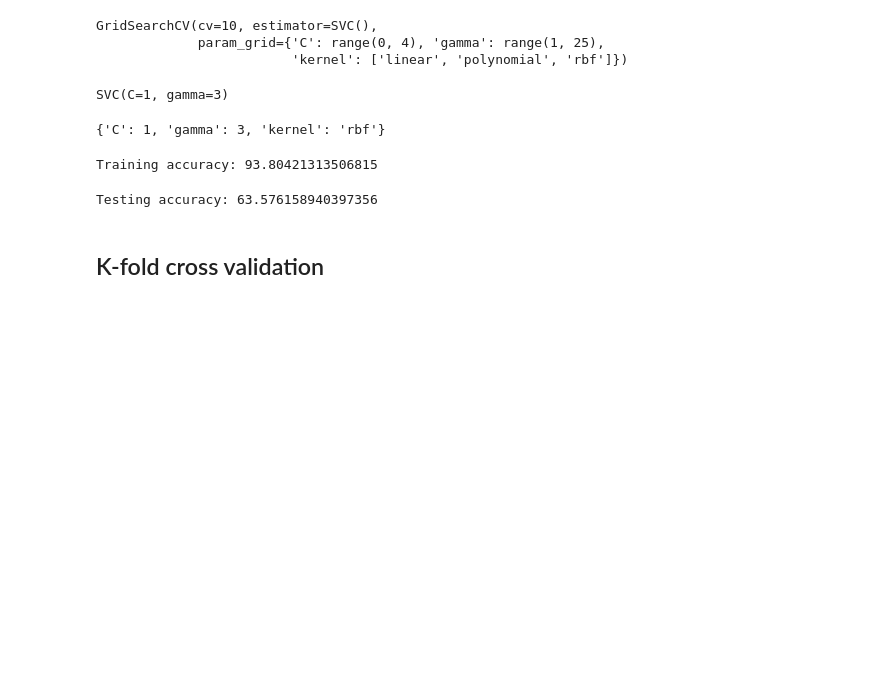
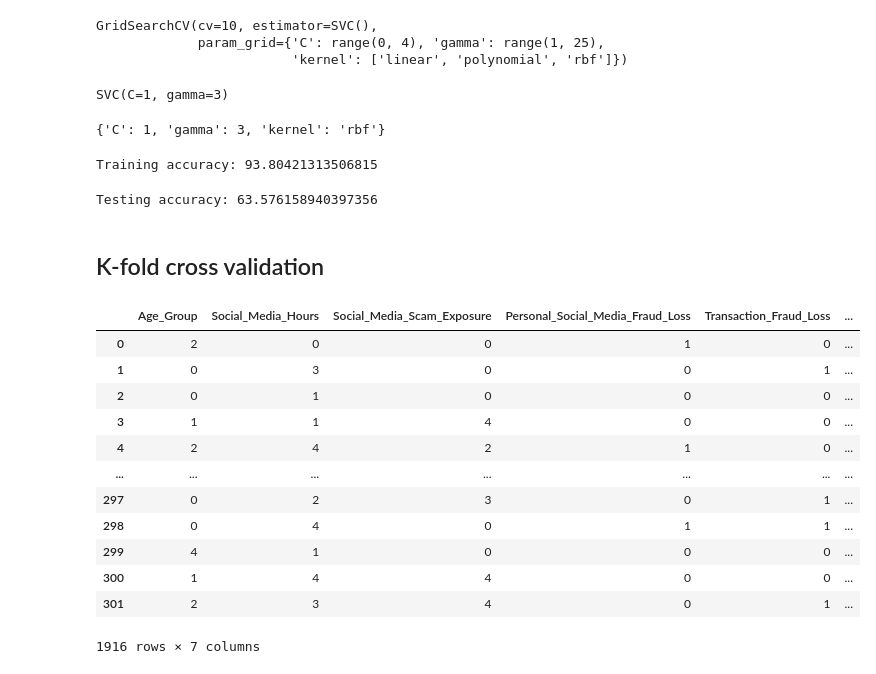
Before and after one commit to Yaseen-m0068/Cyber-Risk-Prediction, a Jupyter notebook: notebooks/modeling.ipynb, the cells around one changed output. Drawn from its saved outputs; the diff is of its cells as text; code cells hidden in the pictures; blank space fills up the shorter version.

```diff
--- a/notebooks/modeling.ipynb
+++ b/notebooks/modeling.ipynb
@@ -245,3 +245,19 @@ kfold=KFold(n_splits=20)
 # %%
 x=pd.concat([X_train_resampled,X_test],axis=0)
 y=pd.concat([Y_train_resampled,Y_test],axis=0)
+# %%
+x
+# %% [output]
+|  | Age_Group | Social_Media_Hours | Social_Media_Scam_Exposure | Personal_Social_Media_Fraud_Loss | Transaction_Fraud_Loss | ... |
+| 0 | 2 | 0 | 0 | 1 | 0 | ... |
+| 1 | 0 | 3 | 0 | 0 | 1 | ... |
+| 2 | 0 | 1 | 0 | 0 | 0 | ... |
+| 3 | 1 | 1 | 4 | 0 | 0 | ... |
+| 4 | 2 | 4 | 2 | 1 | 0 | ... |
+| ... | ... | ... | ... | ... | ... | ... |
+| 297 | 0 | 2 | 3 | 0 | 1 | ... |
+| 298 | 0 | 4 | 0 | 1 | 1 | ... |
+| 299 | 4 | 1 | 0 | 0 | 0 | ... |
+| 300 | 1 | 4 | 4 | 0 | 0 | ... |
+| 301 | 2 | 3 | 4 | 0 | 1 | ... |
+1916 rows × 7 columns
```
Also changed, not shown: parts of 4 cells of this notebook.
